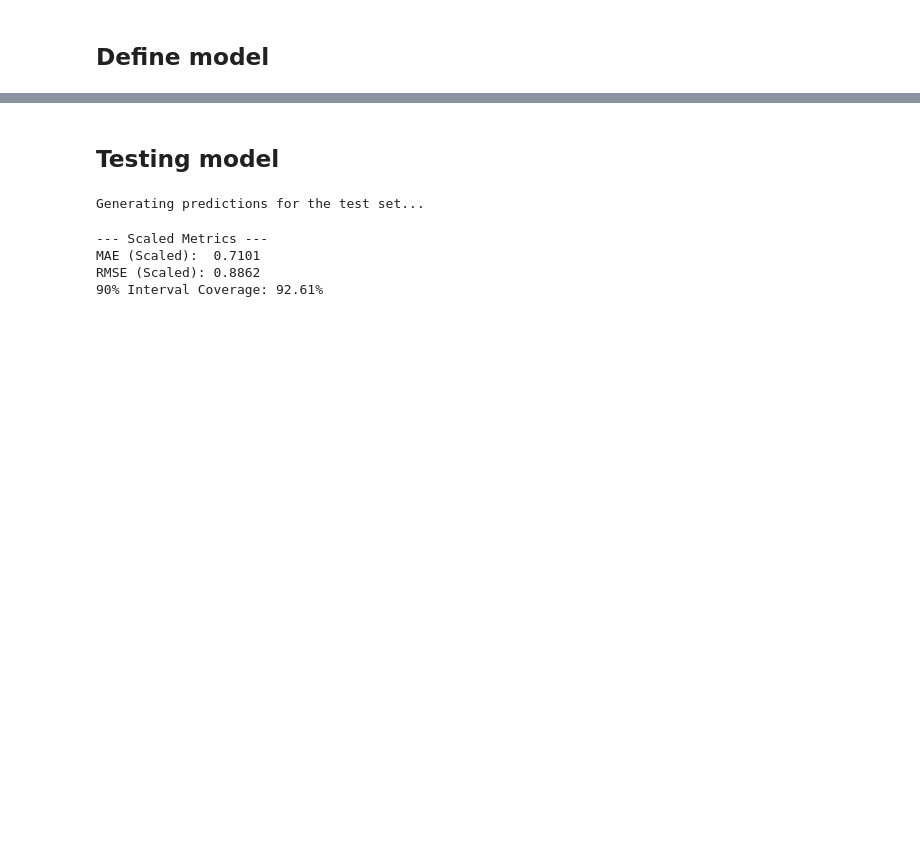
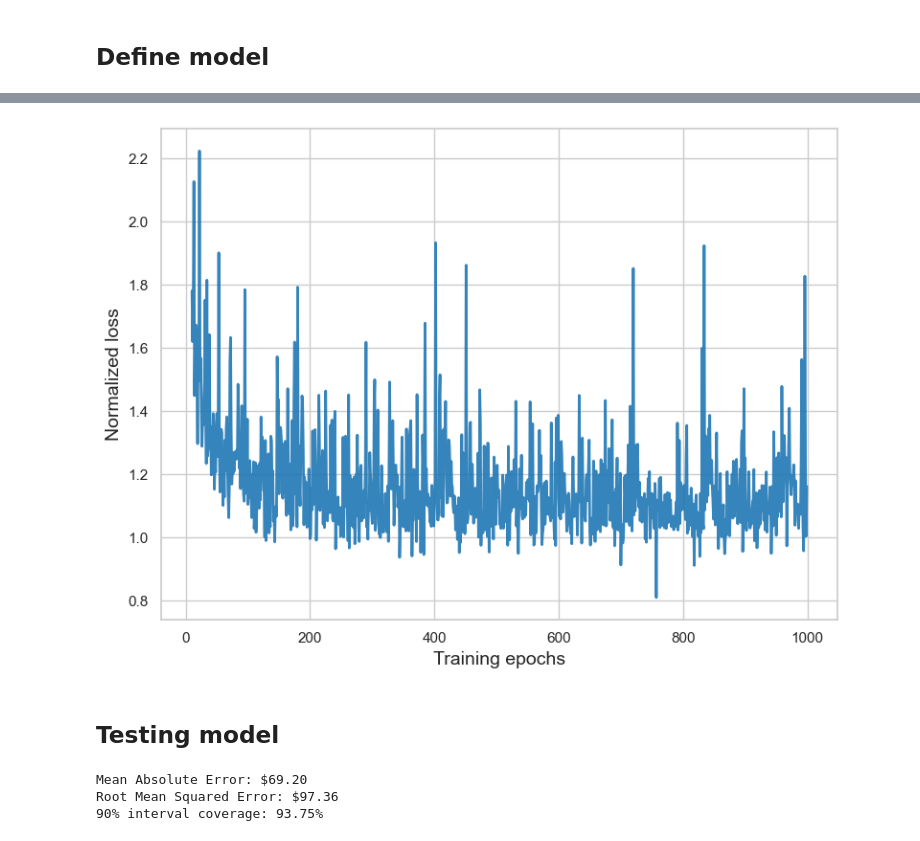
Before and after one commit to Vastian4/course_42186_MBML, a Jupyter notebook: notebook.ipynb, the cells around one changed output, grey strips where cells are left out. Saved outputs shown, nothing was run; the diff lists cells and outputs as text; code cells hidden in the pictures; blank space fills up the shorter version.

```diff
--- a/notebook.ipynb
+++ b/notebook.ipynb
@@ -11,7 +14,7 @@ import pyro.optim as optim
 ## Preprocessing
 # %%
 # import dataset
-df = pd.read_csv("Cleaned_dataset.csv")
+df = pd.read_csv("data/Cleaned_dataset.csv")
 # %%
 # print features
 print(df.columns)
@@ -22,7 +25,7 @@ Index(['Date_of_journey', 'Journey_day', 'Airline', 'Flight_code', 'Class',
       dtype='object')
 # %%
 # select the features we want to use for the model
-df = df[["Journey_day", "Airline", "Source", "Departure", "Total_stops",
+df = df[["Journey_day", "Airline", "Class", "Source", "Departure", "Total_stops",
          "Arrival", "Destination", "Duration_in_hours", "Days_left", "Fare"]]
 
 # convert fare currency from INR to USD
@@ -169,9 +178,8 @@ pyro.clear_param_store()
 # generate a guide for the model
 guide = AutoNormal(flight_model)
 
-
 # setup the Adam optimizer and the SVI inference algorithm
-adam_args = {"lr": 0.05} # Learning rate
+adam_args = {"lr": 0.05}
 optimizer = optim.Adam(adam_args)
 
 svi = SVI(
@@ -181,12 +189,10 @@ svi = SVI(
     loss=Trace_ELBO()
 )
 
-
 # training loop
-num_epochs = 2000
+num_epochs = 1000
 loss_history = []
 
-print("Starting training...")
 for epoch in range(num_epochs):
     # calculate the loss and take a gradient step
     loss = svi.step(cat_tensors_train, num_tensors_train, cardinalities, fare=fare_tensor_train)
@@ -196,6 +202,4 @@ for epoch in range(num_epochs):
 
     if epoch % 200 == 0:
         print(f"Epoch {epoch} | Loss: {loss / len(fare_tensor_train):.4f}")
-
-print("Training complete!")
 # %% [output]
@@ -230,3 +226,28 @@ With 90% confidence the true beta is between -0.0634 and -0.0553
+# %%
+### Plot the loss graph
+
+sns.set_theme(style="whitegrid")
+plt.figure(figsize=(8, 6))
+
+# we skip the first 10 epochs
+start_epoch = 10
+
+plt.plot(
+    range(start_epoch, len(loss_history)),
+    loss_history[start_epoch:],
+    color="#1f77b4",
+    linewidth=2,
+    alpha=0.9
+)
+
+plt.xlabel("Training epochs", fontsize=14)
+plt.ylabel("Normalized loss", fontsize=14)
+
+plt.tight_layout()
+# plt.savefig("figures/ELBO_loss.png")
+plt.savefig("figures/ELBO_loss_smalldataset.png")
+# %% [output]
+[figure, added]
 # %% [markdown]
 ## Testing model
 # %%
@@ -235,12 +256,10 @@ predictive = Predictive(
     model=flight_model,
     guide=guide,
     num_samples=1000,
-    return_sites=("obs",) # This tells Pyro to grab the output of your likelihood plate
+    return_sites=("obs",)
 )
 
 # run the test data through the predictive model
-# we pass price=None so the model generates new prices rather than conditioning on them
-print("Generating predictions for the test set...")
 samples = predictive(
     cat_tensors_test,
     num_tensors_test,
@@ -248,40 +267,36 @@ samples = predictive(
     fare=None
 )
 
-# extract the predictions tensor
-# this will have the shape: (1000 samples, N test observations)
+# extract the predictions tensor of shape (1000, N)
 pred_price_samples = samples["obs"]
-# %% [output]
-Generating predictions for the test set...
 # %%
-# calculate the Median Prediction (Point Estimate)
+# calculate the median pediction
 pred_median = torch.median(pred_price_samples, dim=0).values
 
-# calculate the 90% Prediction Interval (Uncertainty Bounds)
+# calculate the 90% prediction interval
 pred_lower = torch.quantile(pred_price_samples, 0.05, dim=0)
 pred_upper = torch.quantile(pred_price_samples, 0.95, dim=0)
 
-
-# --- DETERMINISTIC METRICS ---
 # Mean Absolute Error (MAE) on the scaled data
 mae_scaled = torch.mean(torch.abs(pred_median - fare_tensor_test)).item()
 
 # Root Mean Squared Error (RMSE) on the scaled data
 rmse_scaled = torch.sqrt(torch.mean((pred_median - fare_tensor_test)**2)).item()
 
-# --- PROBABILISTIC METRICS (Coverage) ---
 # check if the true price falls within the 90% interval
 in_bounds = (fare_tensor_test >= pred_lower) & (fare_tensor_test <= pred_upper)
 
 # calculate the percentage of test points that fell inside the bounds
 coverage = in_bounds.float().mean().item() * 100
 
-print(f"--- Scaled Metrics ---")
-print(f"MAE (Scaled):  {mae_scaled:.4f}")
-print(f"RMSE (Scaled): {rmse_scaled:.4f}")
-print(f"90% Interval Coverage: {coverage:.2f}%")
+# unscale the MAE and RMSE
+mae_dollars = mae_scaled * fare_std
+rmse_dollars = rmse_scaled * fare_std
+
+print(f"Mean Absolute Error: ${mae_dollars:.2f}")
+print(f"Root Mean Squared Error: ${rmse_dollars:.2f}")
+print(f"90% interval coverage: {coverage:.2f}%")
 # %% [output]
---- Scaled Metrics ---
-MAE (Scaled):  0.7101
-RMSE (Scaled): 0.8862
-90% Interval Coverage: 92.61%
+Mean Absolute Error: $69.20
+Root Mean Squared Error: $97.36
+90% interval coverage: 93.75%
```
Also changed, not shown: parts of 10 cells of this notebook, 7 other files.
